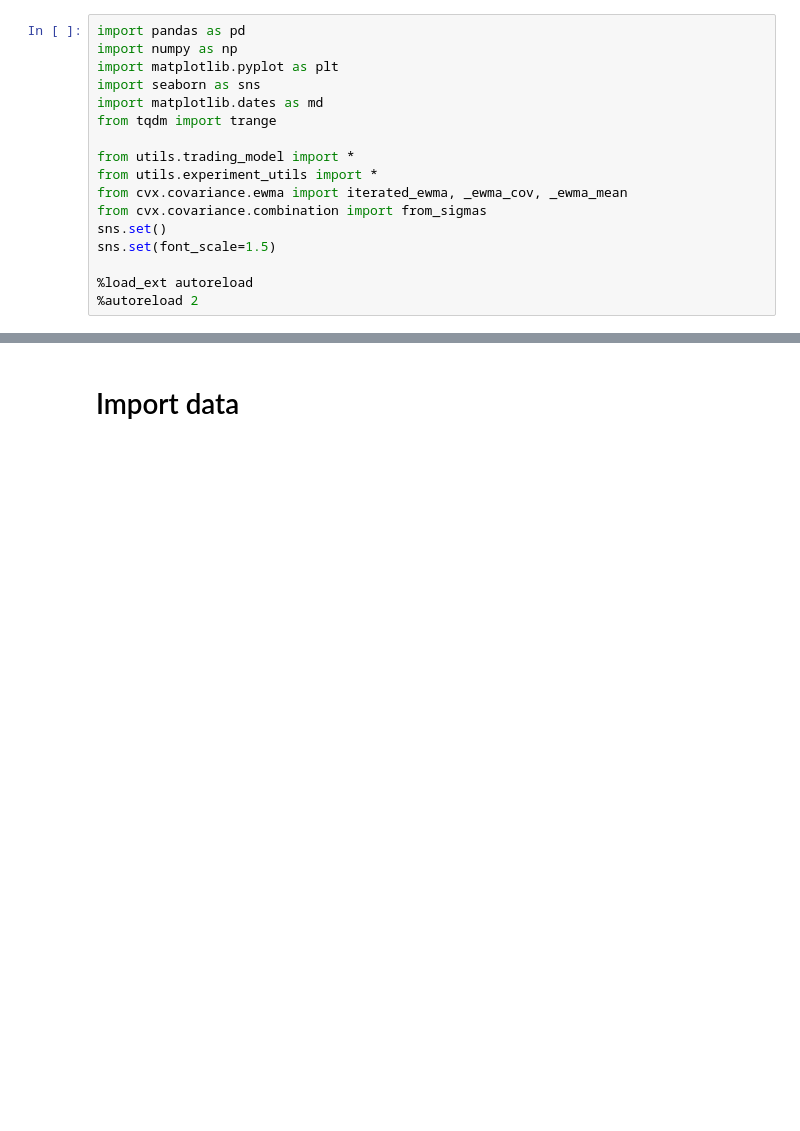
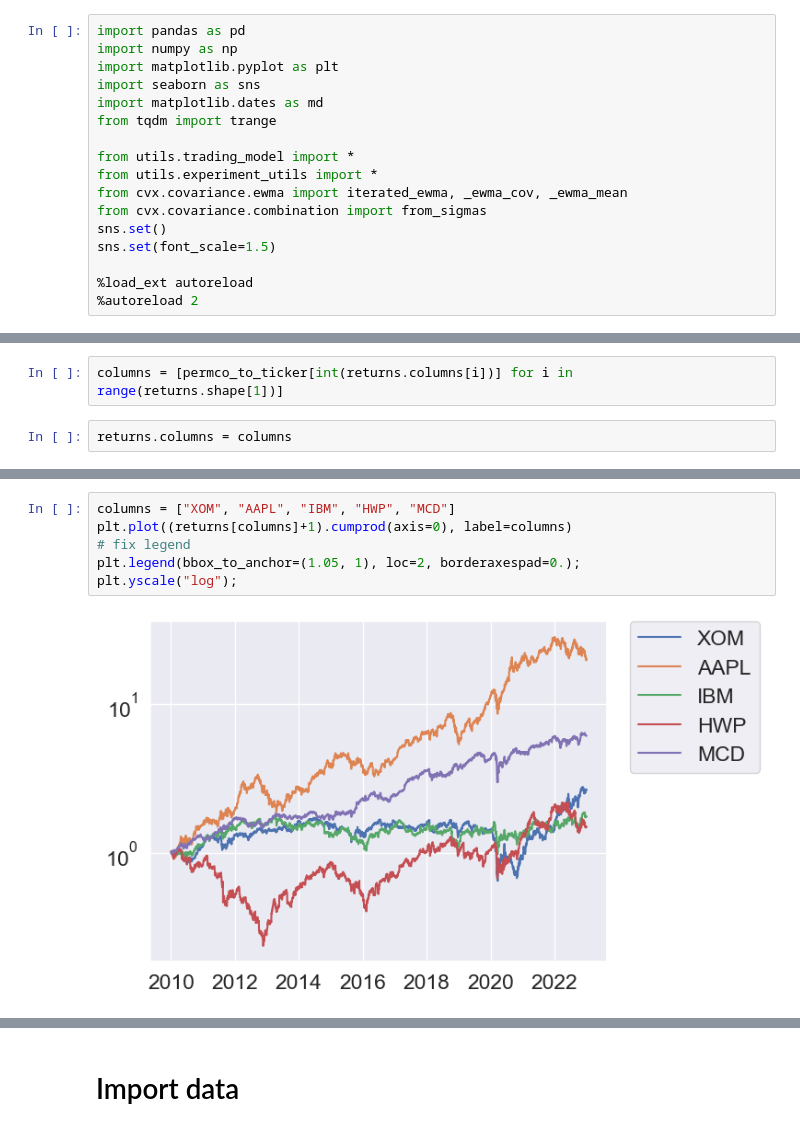
Before and after one commit to cvxgrp/cov_pred_finance, a Jupyter notebook: experiments/stock_portfolios.ipynb, the cells around one changed output, grey strips where cells are left out. Drawn from its saved outputs; the diff is of its cells as text; blank space fills up the shorter version.

```diff
--- a/experiments/stock_portfolios.ipynb
+++ b/experiments/stock_portfolios.ipynb
@@ -17,0 +50,4 @@ sns.set(font_scale=1.5)
+# %%
+columns = [permco_to_ticker[int(returns.columns[i])] for i in range(returns.shape[1])]
+# %%
+returns.columns = columns
@@ -17,0 +70,8 @@ sns.set(font_scale=1.5)
+# %%
+columns = ["XOM", "AAPL", "IBM", "HWP", "MCD"]
+plt.plot((returns[columns]+1).cumprod(axis=0), label=columns)
+# fix legend
+plt.legend(bbox_to_anchor=(1.05, 1), loc=2, borderaxespad=0.);
+plt.yscale("log");
+# %% [output]
+[figure, added]
```
Also changed, not shown: parts of 13 cells of this notebook, 9 other files.
